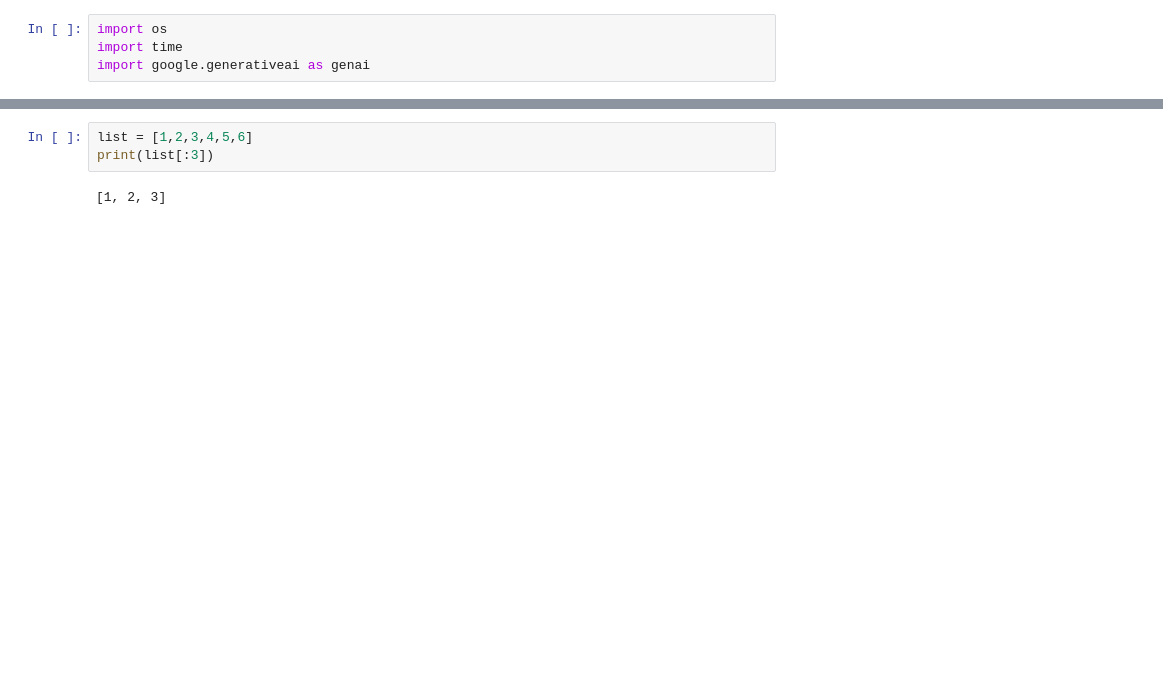
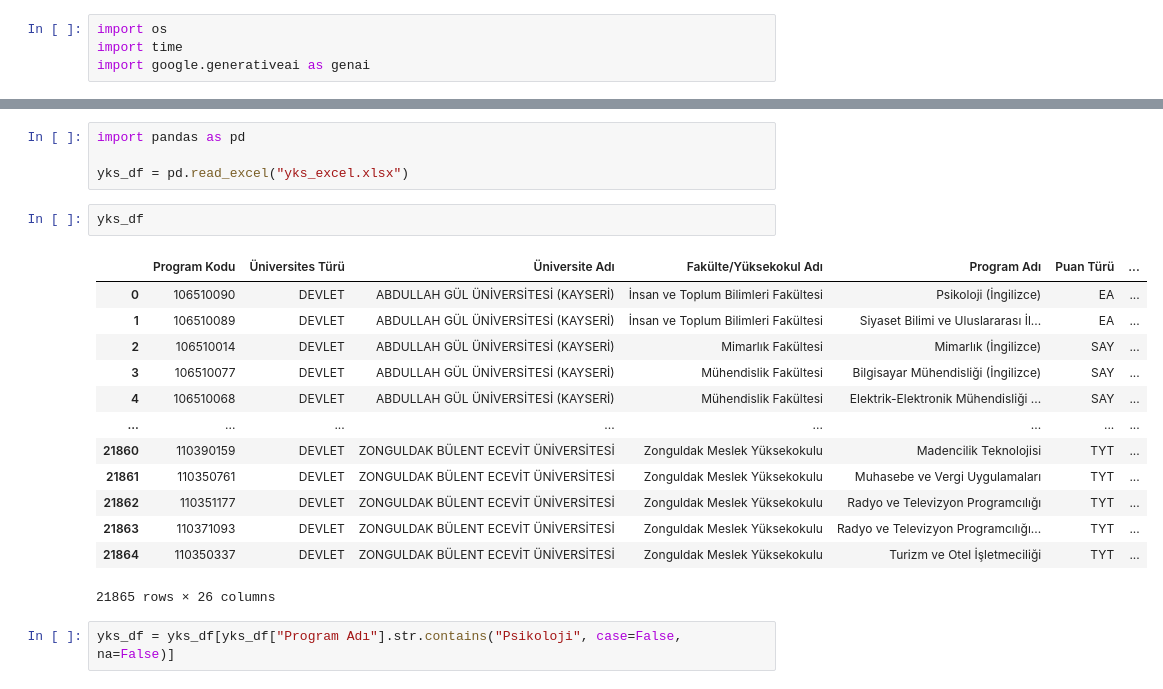
Before and after one commit to utkuerkul/btk-hackathon-django-API, a Jupyter notebook: BTK Hackaton Django/gem.ipynb, the cells around one changed output, grey strips where cells are left out. Drawn from its saved outputs; the diff is of its cells as text; blank space fills up the shorter version.

```diff
--- a/BTK Hackaton Django/gem.ipynb
+++ b/BTK Hackaton Django/gem.ipynb
@@ -217,5 +5,22 @@ print(response.text)
-# %%
-list = [1,2,3,4,5,6]
-print(list[:3])
-# %% [output]
-[1, 2, 3]
+# %%
+import pandas as pd
+
+yks_df = pd.read_excel("yks_excel.xlsx")
+# %%
+yks_df
+# %% [output]
+|  | Program Kodu | Üniversites Türü | Üniversite Adı | Fakülte/Yüksekokul Adı | Program Adı | Puan Türü | ... |
+| 0 | 106510090 | DEVLET | ABDULLAH GÜL ÜNİVERSİTESİ (KAYSERİ) | İnsan ve Toplum Bilimleri Fakültesi | Psikoloji (İngilizce) | EA | ... |
+| 1 | 106510089 | DEVLET | ABDULLAH GÜL ÜNİVERSİTESİ (KAYSERİ) | İnsan ve Toplum Bilimleri Fakültesi | Siyaset Bilimi ve Uluslararası İl... | EA | ... |
+| 2 | 106510014 | DEVLET | ABDULLAH GÜL ÜNİVERSİTESİ (KAYSERİ) | Mimarlık Fakültesi | Mimarlık (İngilizce) | SAY | ... |
+| 3 | 106510077 | DEVLET | ABDULLAH GÜL ÜNİVERSİTESİ (KAYSERİ) | Mühendislik Fakültesi | Bilgisayar Mühendisliği (İngilizce) | SAY | ... |
+| 4 | 106510068 | DEVLET | ABDULLAH GÜL ÜNİVERSİTESİ (KAYSERİ) | Mühendislik Fakültesi | Elektrik-Elektronik Mühendisliği ... | SAY | ... |
+| ... | ... | ... | ... | ... | ... | ... | ... |
+| 21860 | 110390159 | DEVLET | ZONGULDAK BÜLENT ECEVİT ÜNİVERSİTESİ | Zonguldak Meslek Yüksekokulu | Madencilik Teknolojisi | TYT | ... |
+| 21861 | 110350761 | DEVLET | ZONGULDAK BÜLENT ECEVİT ÜNİVERSİTESİ | Zonguldak Meslek Yüksekokulu | Muhasebe ve Vergi Uygulamaları | TYT | ... |
+| 21862 | 110351177 | DEVLET | ZONGULDAK BÜLENT ECEVİT ÜNİVERSİTESİ | Zonguldak Meslek Yüksekokulu | Radyo ve Televizyon Programcılığı | TYT | ... |
+| 21863 | 110371093 | DEVLET | ZONGULDAK BÜLENT ECEVİT ÜNİVERSİTESİ | Zonguldak Meslek Yüksekokulu | Radyo ve Televizyon Programcılığı... | TYT | ... |
+| 21864 | 110350337 | DEVLET | ZONGULDAK BÜLENT ECEVİT ÜNİVERSİTESİ | Zonguldak Meslek Yüksekokulu | Turizm ve Otel İşletmeciliği | TYT | ... |
+21865 rows × 26 columns
+# %%
+yks_df = yks_df[yks_df["Program Adı"].str.contains("Psikoloji", case=False, na=False)]
```
Also changed, not shown: parts of 11 cells of this notebook, 17 other files.
